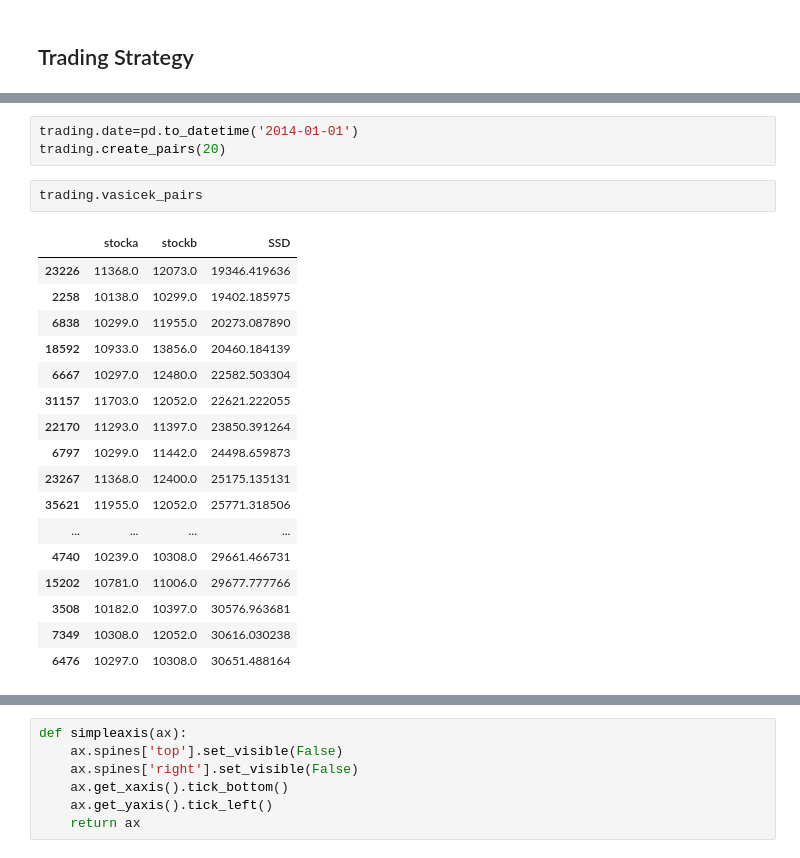
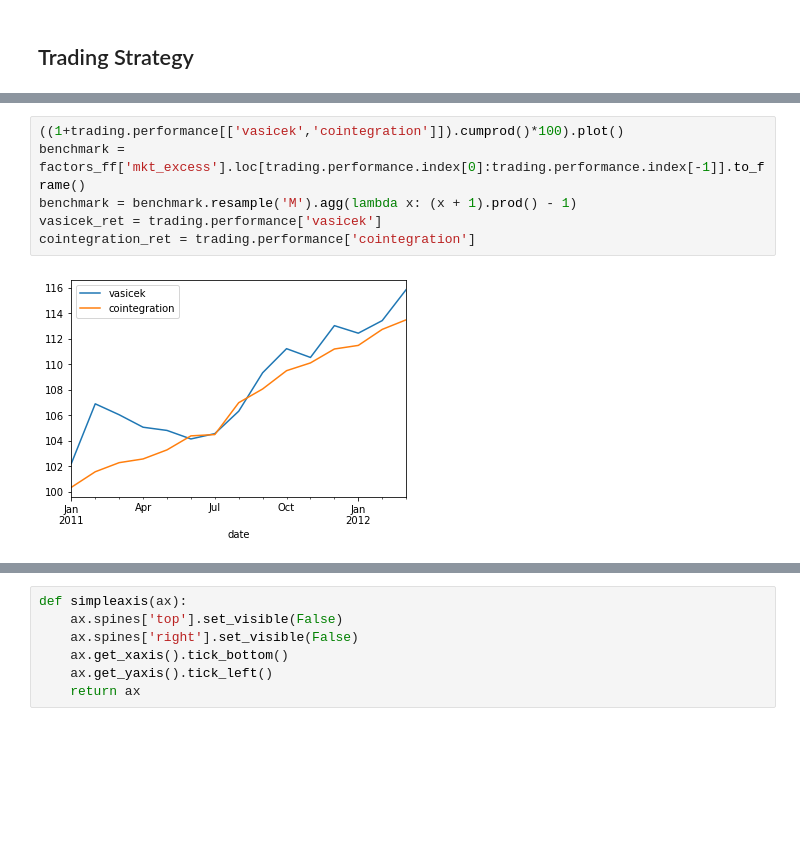
Before and after one commit to Fin-san/TopicsInFinancialEconometrics2022, a Jupyter notebook: main.ipynb, the cells around one changed output, grey strips where cells are left out. Drawn from its saved outputs; the diff is of its cells as text; blank space fills up the shorter version.

```diff
--- a/main.ipynb
+++ b/main.ipynb
@@ -420,23 +655,8 @@ KeyboardInterrupt:
-# %%
-trading.date=pd.to_datetime('2014-01-01')
-trading.create_pairs(20)
-# %%
-trading.vasicek_pairs
-# %% [output]
-|  | stocka | stockb | SSD |
-| 23226 | 11368.0 | 12073.0 | 19346.419636 |
-| 2258 | 10138.0 | 10299.0 | 19402.185975 |
-| 6838 | 10299.0 | 11955.0 | 20273.087890 |
-| 18592 | 10933.0 | 13856.0 | 20460.184139 |
-| 6667 | 10297.0 | 12480.0 | 22582.503304 |
-| 31157 | 11703.0 | 12052.0 | 22621.222055 |
-| 22170 | 11293.0 | 11397.0 | 23850.391264 |
-| 6797 | 10299.0 | 11442.0 | 24498.659873 |
-| 23267 | 11368.0 | 12400.0 | 25175.135131 |
-| 35621 | 11955.0 | 12052.0 | 25771.318506 |
-| ... | ... | ... | ... |
-| 4740 | 10239.0 | 10308.0 | 29661.466731 |
-| 15202 | 10781.0 | 11006.0 | 29677.777766 |
-| 3508 | 10182.0 | 10397.0 | 30576.963681 |
-| 7349 | 10308.0 | 12052.0 | 30616.030238 |
-| 6476 | 10297.0 | 10308.0 | 30651.488164 |
+# %%
+((1+trading.performance[['vasicek','cointegration']]).cumprod()*100).plot()
+benchmark = factors_ff['mkt_excess'].loc[trading.performance.index[0]:trading.performance.index[-1]].to_frame()
+benchmark = benchmark.resample('M').agg(lambda x: (x + 1).prod() - 1)
+vasicek_ret = trading.performance['vasicek']
+cointegration_ret = trading.performance['cointegration']
+# %% [output]
+[figure, added]
```
Also changed, not shown: parts of 21 cells of this notebook.
